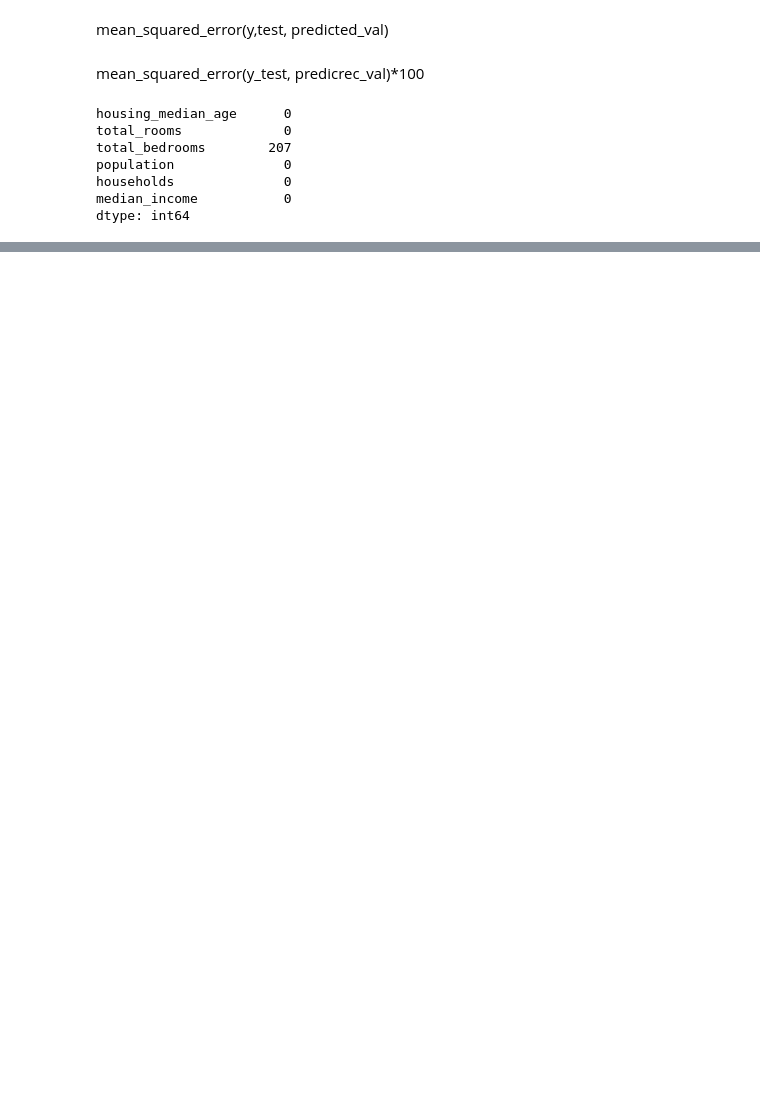
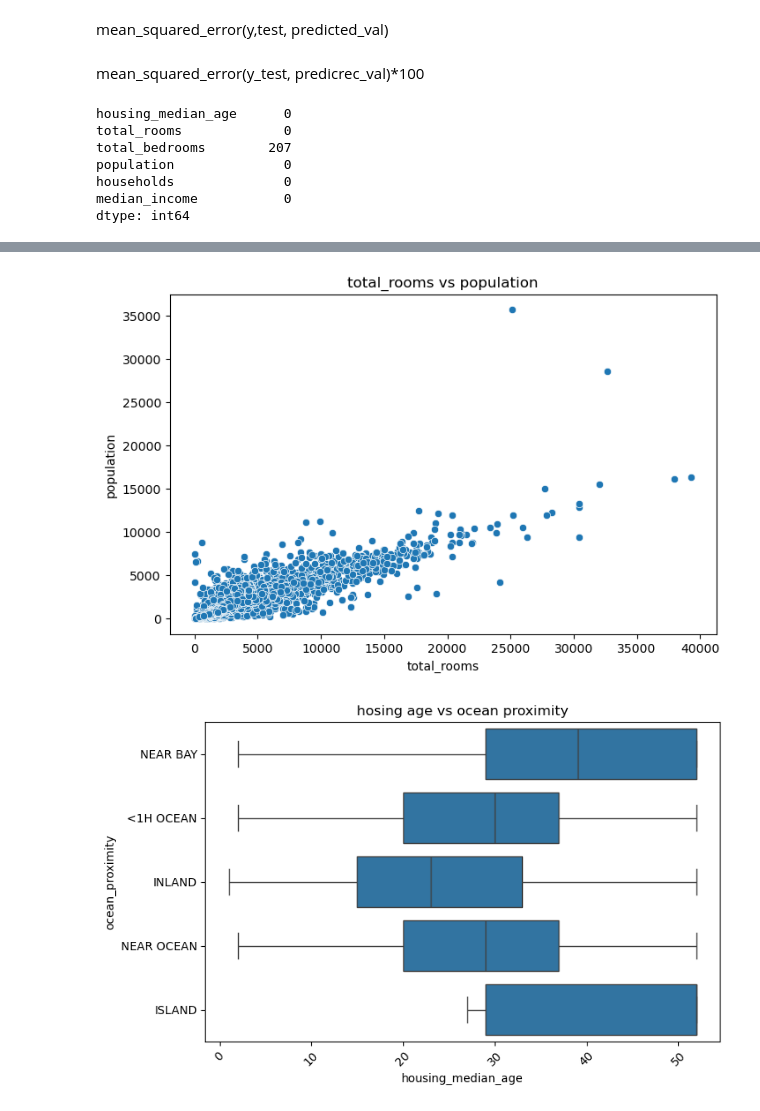
Before and after one commit to bhimashanka/classwork, a Jupyter notebook: day12.ipynb, the cells around one changed output, grey strips where cells are left out. Cells and saved outputs as stored; diff of their text form; code cells hidden in the pictures; blank space fills up the shorter version.

```diff
--- a/day12.ipynb
+++ b/day12.ipynb
@@ -164,0 +197,21 @@ x_test.dropna(inplace=True)
+# %%
+import pandas as pd
+import seaborn as sns
+import matplotlib.pyplot as plt
+from scipy.stats import skew, kurtosis
+
+df = pd.read_csv(r"C:\Users\BHIMA SHANKAR\Downloads\housing.csv")
+
+plt.figure(figsize=(8,5))
+sns.scatterplot(data=df, x="total_rooms", y="population")
+plt.title("total_rooms vs population")
+plt.show()
+
+plt.figure(figsize=(8,5))
+sns.boxplot(data=df, x="housing_median_age", y="ocean_proximity")
+plt.xticks(rotation=45)
+plt.title("hosing age vs ocean proximity")
+plt.show()
+# %% [output]
+[figure, added]
+[figure, added]
```
Also changed, not shown: parts of 3 cells of this notebook, 6 other files.
